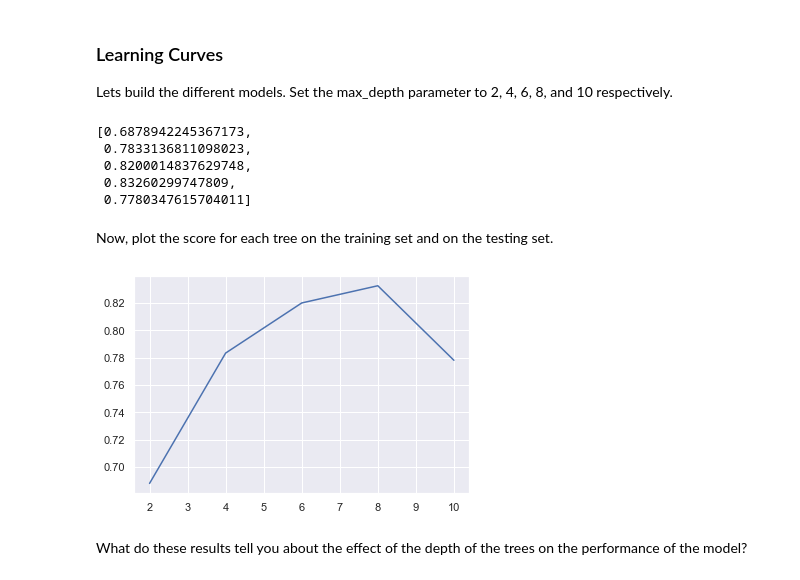
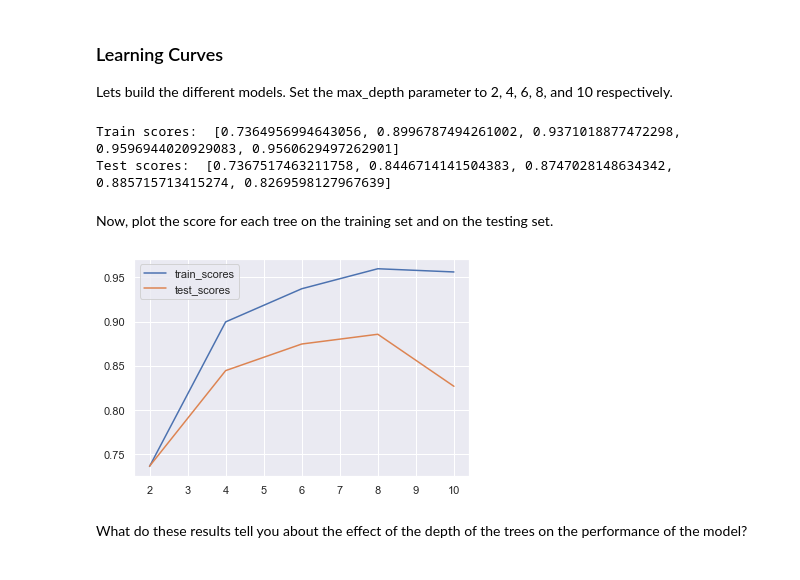
Before and after one commit to ta-data-lis/lab-problems-in-ml, a Jupyter notebook: your-code/lab_boston_housing.ipynb, the cells around one changed output. Saved outputs shown, nothing was run; the diff lists cells and outputs as text; code cells hidden in the pictures.

```diff
--- a/your-code/lab_boston_housing.ipynb
+++ b/your-code/lab_boston_housing.ipynb
@@ -215,7 +214,7 @@ from sklearn.model_selection import train_test_split
 X = boston.drop('medv', axis = 'columns')
 y = boston['medv']
 
-X_train, X_test, y_train, y_test = train_test_split(X, y, test_size = 0.2, random_state = 29, shuffle = True)
+X_train, X_test, y_train, y_test = train_test_split(X, y, test_size = 0.20, shuffle = True)
 # %% [markdown]
 ----
 
@@ -229,26 +228,29 @@ from sklearn.ensemble import RandomForestRegressor
 
 max_depth = [2, 4, 6, 8, 10]
 
-def forest_regr(max_d):
-    regr = RandomForestRegressor(max_depth = max_d)
+train_scores = []
+test_scores = []
+
+for d in max_depth:
+    regr = RandomForestRegressor(max_depth = d)
     regr.fit(X_train, y_train)
-    accuracy_score = regr.score(X_test, y_test)
-    return accuracy_score
 
-accuracy_scores = [forest_regr(d) for d in max_depth]
-accuracy_scores
+    test_scores.append(regr.score(X_test, y_test))
+    train_scores.append(regr.score(X_train, y_train))
+
+print("Train scores: ", train_scores)
+print("Test scores: ", test_scores)
 # %% [output]
-[0.6878942245367173,
- 0.7833136811098023,
- 0.8200014837629748,
- 0.83260299747809,
- 0.7780347615704011]
+Train scores:  [0.7364956994643056, 0.8996787494261002, 0.9371018877472298, 0.9596944020929083, 0.9560629497262901]
+Test scores:  [0.7367517463211758, 0.8446714141504383, 0.8747028148634342, 0.885715713415274, 0.8269598127967639]
 # %% [markdown]
 Now, plot the score for each tree on the training set and on the testing set.
-# %%
-plt.plot(max_d, accuracy_scores)
-plt.show()
-# %% [output]
-[figure, removed]
+# %%
+plt.plot(max_depth, train_scores, label = 'train_scores')
+plt.plot(max_depth, test_scores, label = 'test_scores')
+plt.legend()
+plt.show()
+# %% [output]
+[figure, added]
 # %% [markdown]
 What do these results tell you about the effect of the depth of the trees on the performance of the model?
```
Also changed, not shown: parts of 9 cells of this notebook.
